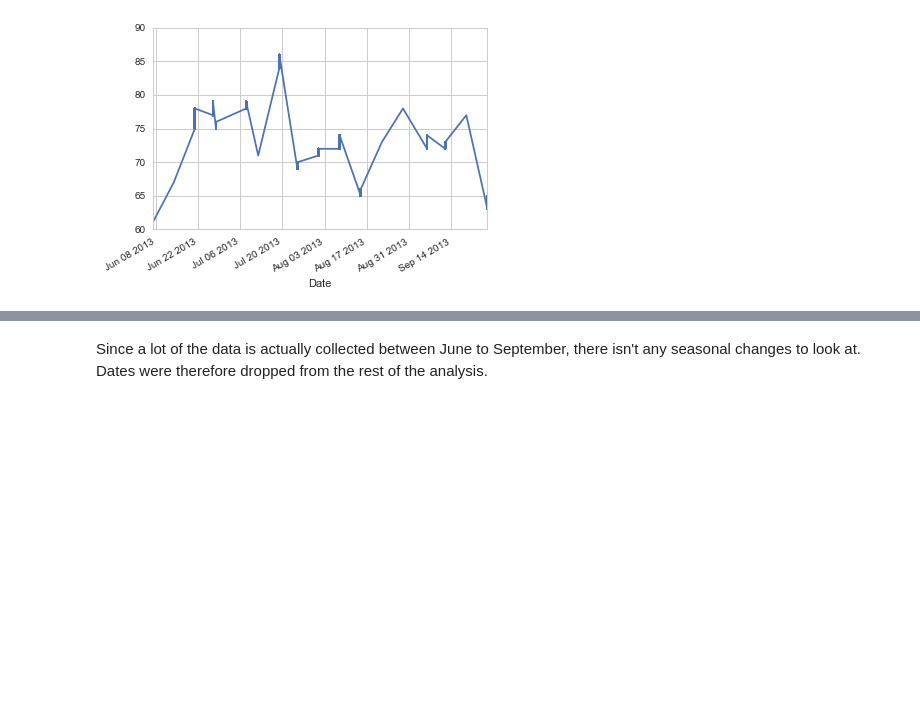
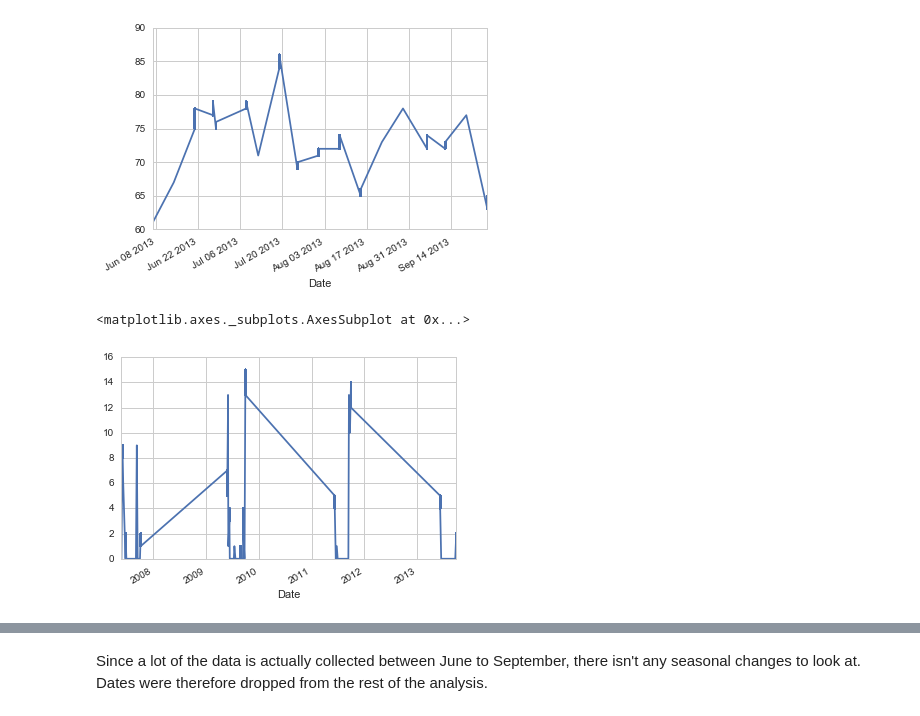
Before and after one commit to rhsu0268/West-Nile-Virus, a Jupyter notebook: Date_Analysis.ipynb, the cells around one changed output, grey strips where cells are left out. Cells and saved outputs as stored; diff of their text form; code cells hidden in the pictures; blank space fills up the shorter version.

```diff
--- a/Date_Analysis.ipynb
+++ b/Date_Analysis.ipynb
@@ -206,3 +206,8 @@ data_2013['Tavg'].plot()
 # %% [output]
 <matplotlib.axes._subplots.AxesSubplot at 0x...>
 [figure]
+# %%
+joined_data_numeric['Heat'].plot()
+# %% [output]
+<matplotlib.axes._subplots.AxesSubplot at 0x...>
+[figure, added]
```
Also changed, not shown: parts of 2 cells of this notebook, 2 other files.
